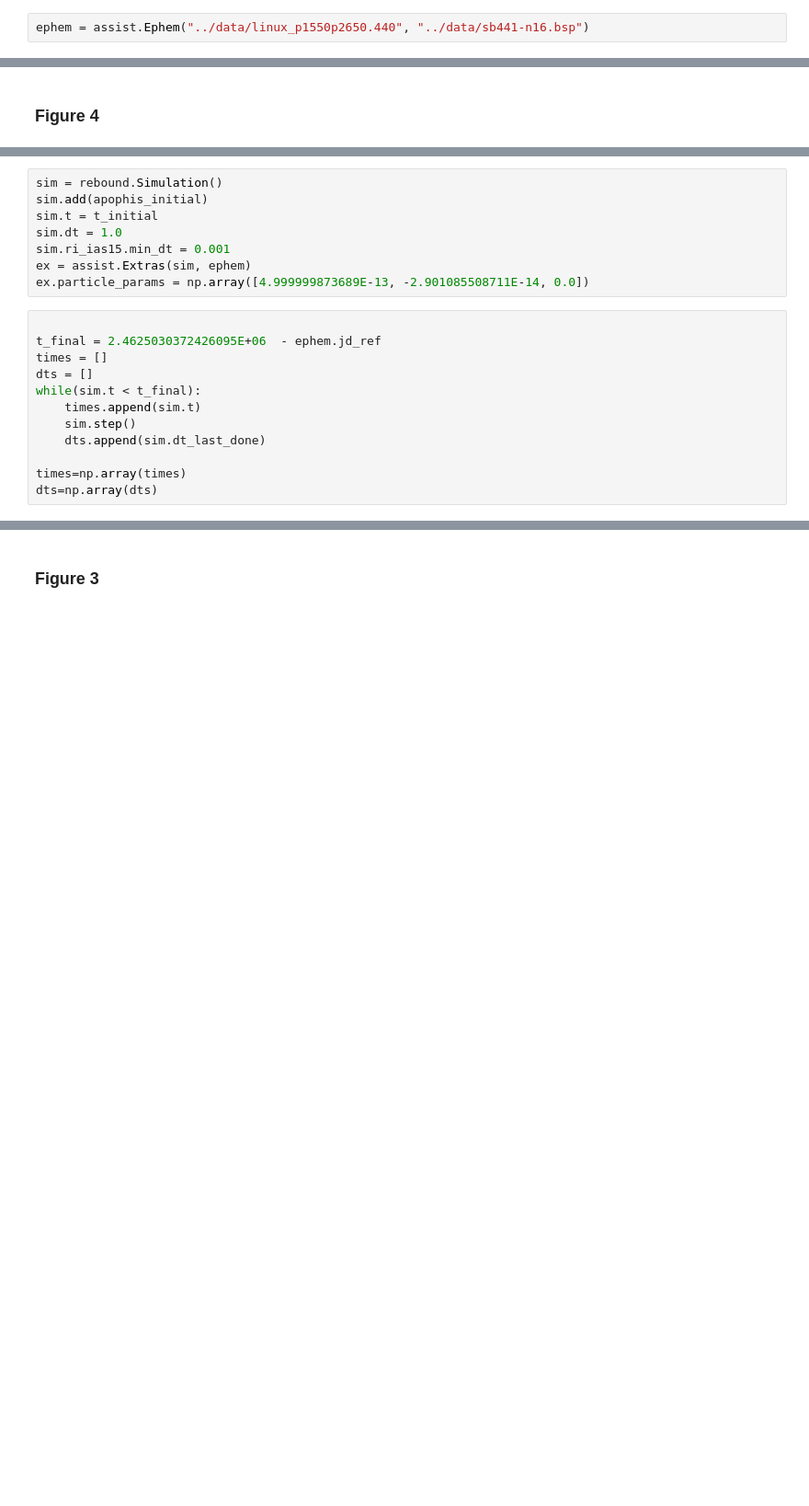
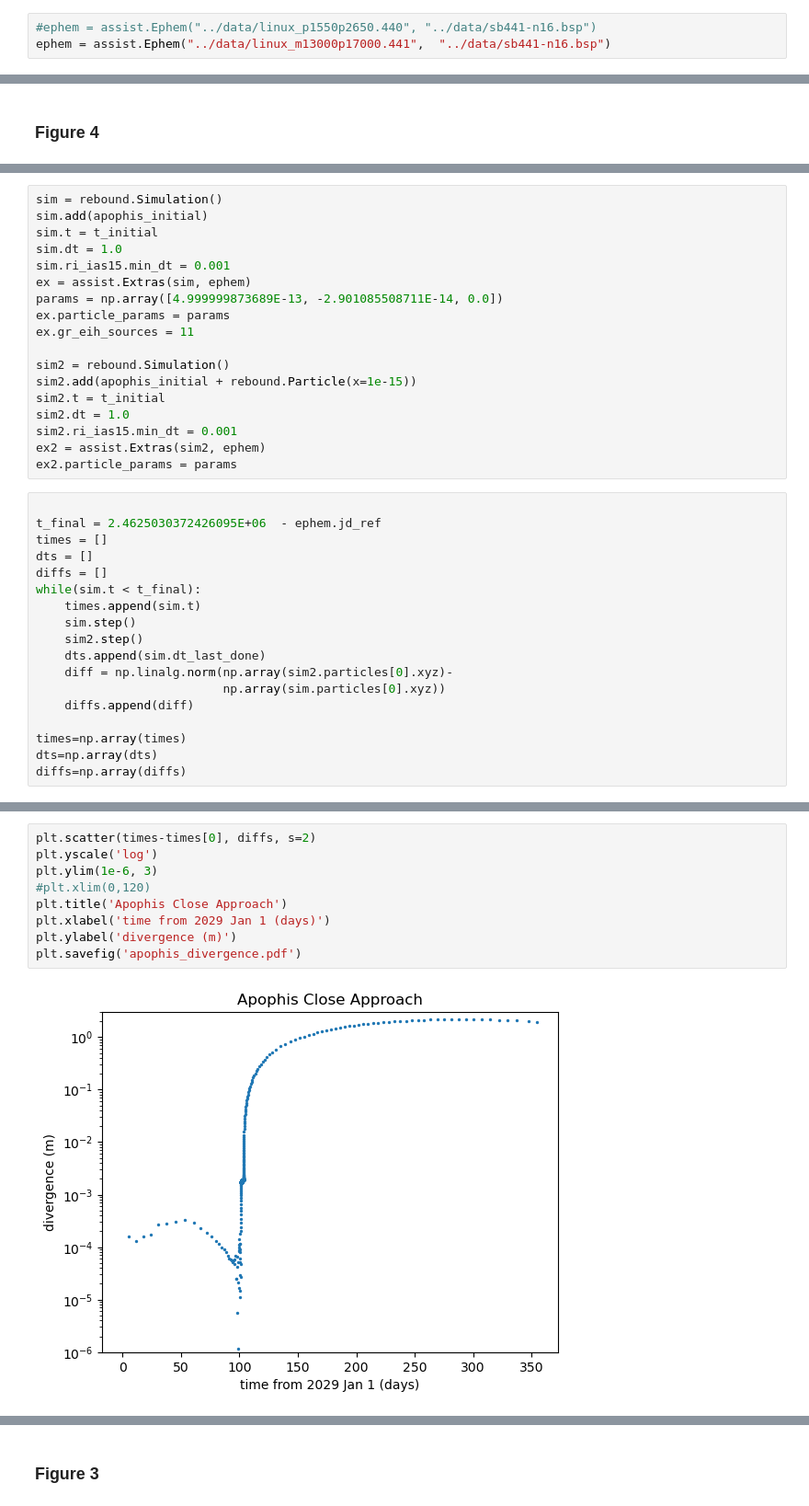
Before and after one commit to matthewholman/assist, a Jupyter notebook: jupyter_examples/publication_figures.ipynb, the cells around one changed output, grey strips where cells are left out. Shown at 92% size. Cells and saved outputs as stored; diff of their text form; blank space fills up the shorter version.

```diff
--- a/jupyter_examples/publication_figures.ipynb
+++ b/jupyter_examples/publication_figures.ipynb
@@ -16,7 +16,8 @@ au_km = au2m/1000.
 # %% [markdown]
 Next, we create an ephemeris structure. ASSIST will use this structure to access the JPL Ephemeris files during the integrations. Depending on where you have stored the files, you might need to adjust the paths.
 # %%
-ephem = assist.Ephem("../data/linux_p1550p2650.440", "../data/sb441-n16.bsp")
+#ephem = assist.Ephem("../data/linux_p1550p2650.440", "../data/sb441-n16.bsp")
+ephem = assist.Ephem("../data/linux_m13000p17000.441",  "../data/sb441-n16.bsp")
 # %% [markdown]
 ### Simple Figure
 # %%
@@ -170,19 +189,35 @@ sim.t = t_initial
 sim.dt = 1.0
 sim.ri_ias15.min_dt = 0.001
 ex = assist.Extras(sim, ephem)
-ex.particle_params = np.array([4.999999873689E-13, -2.901085508711E-14, 0.0])
+params = np.array([4.999999873689E-13, -2.901085508711E-14, 0.0])
+ex.particle_params = params
+ex.gr_eih_sources = 11
+
+sim2 = rebound.Simulation()
+sim2.add(apophis_initial + rebound.Particle(x=1e-15))
+sim2.t = t_initial
+sim2.dt = 1.0
+sim2.ri_ias15.min_dt = 0.001
+ex2 = assist.Extras(sim2, ephem)
+ex2.particle_params = params
 # %%
 
 t_final = 2.4625030372426095E+06  - ephem.jd_ref
 times = []
 dts = []
+diffs = []
 while(sim.t < t_final):
     times.append(sim.t)
     sim.step()
+    sim2.step()
     dts.append(sim.dt_last_done)
+    diff = np.linalg.norm(np.array(sim2.particles[0].xyz)-
+                          np.array(sim.particles[0].xyz))
+    diffs.append(diff)
 
 times=np.array(times)
 dts=np.array(dts)
+diffs=np.array(diffs)
 # %%
 
 fig, ax = plt.subplots()
@@ -200,0 +236,11 @@ ax.set_yscale('log')
+# %%
+plt.scatter(times-times[0], diffs, s=2)
+plt.yscale('log')
+plt.ylim(1e-6, 3)
+#plt.xlim(0,120)
+plt.title('Apophis Close Approach')
+plt.xlabel('time from 2029 Jan 1 (days)')
+plt.ylabel('divergence (m)')
+plt.savefig('apophis_divergence.pdf')
+# %% [output]
+[figure, added]
```
Also changed, not shown: parts of 15 cells of this notebook.
